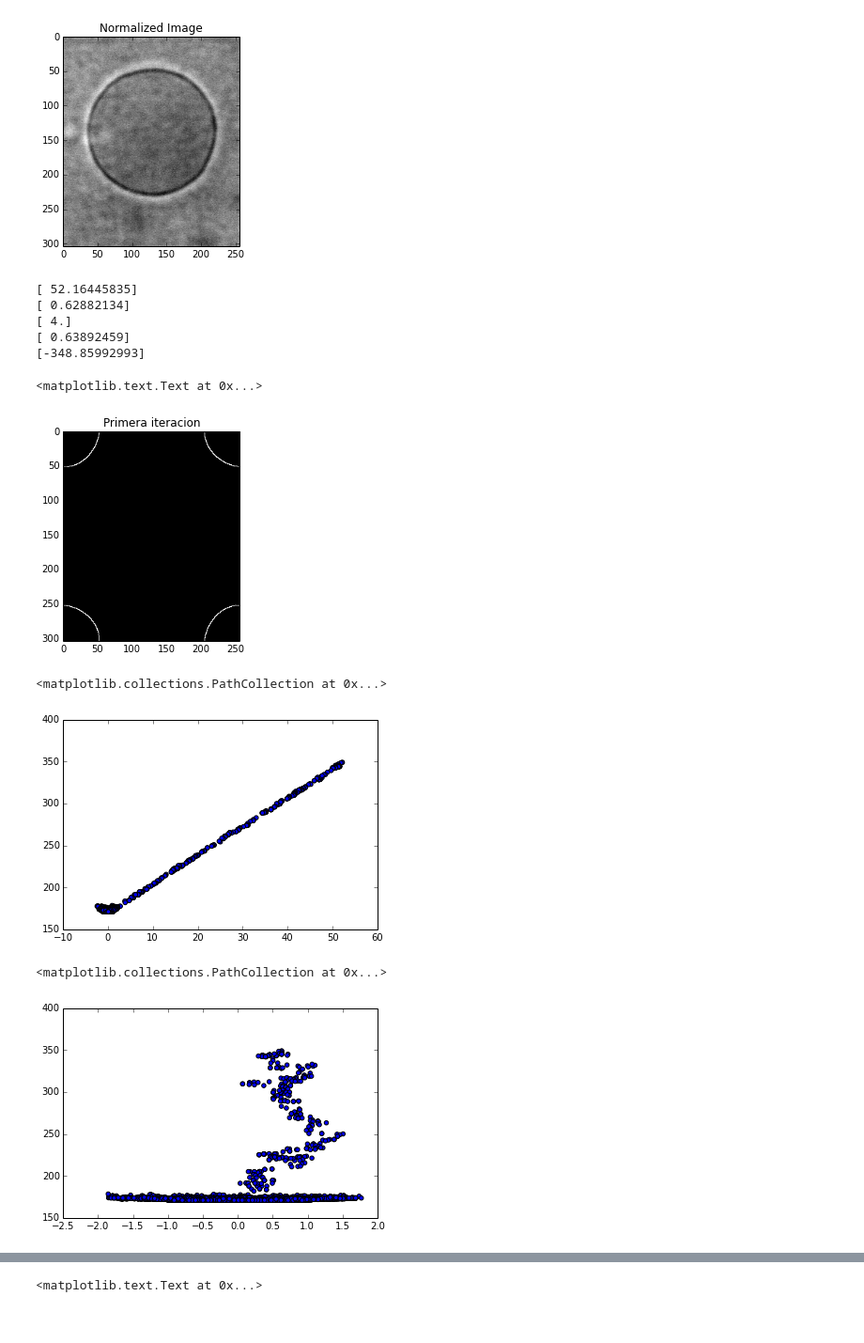
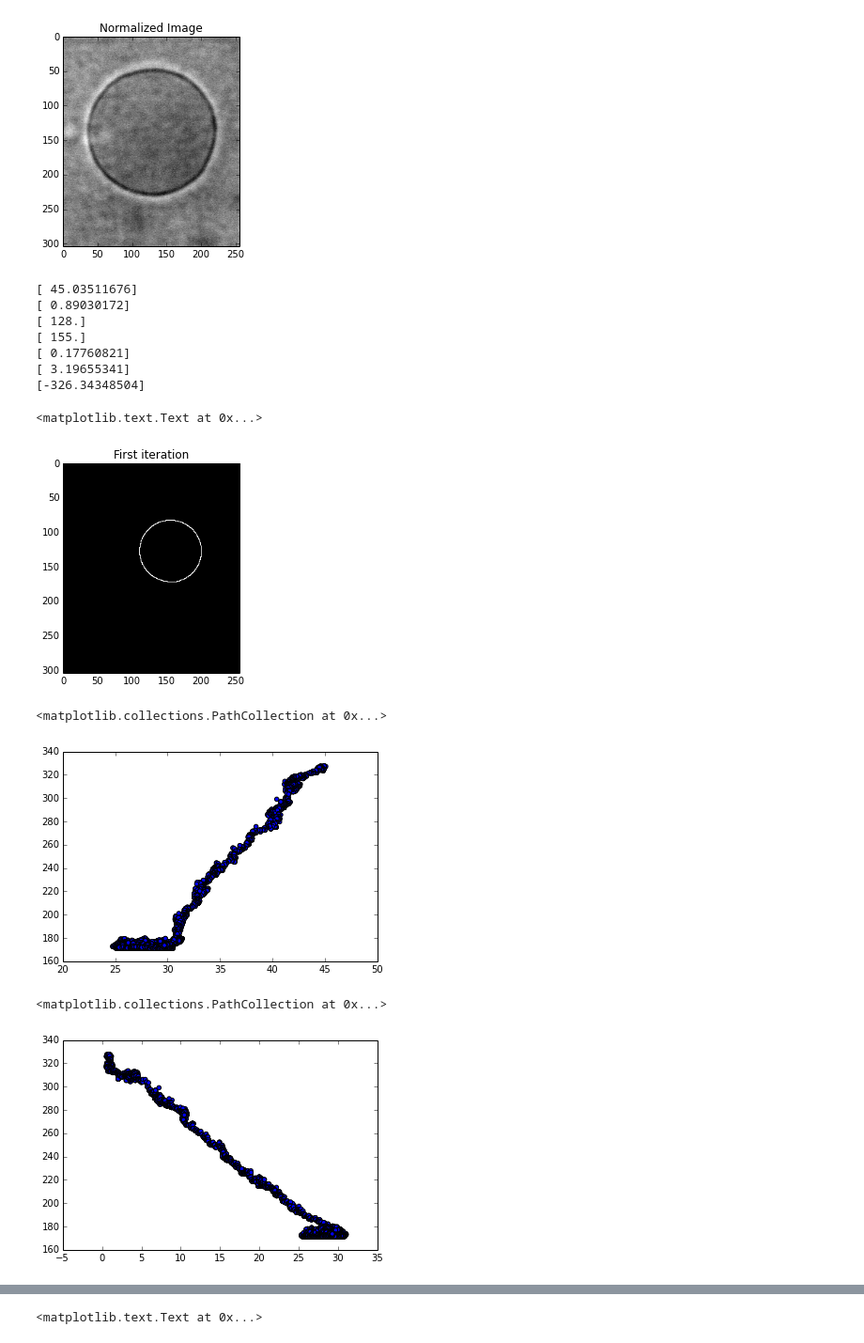
Before and after one commit to deolaya1318/Pizano_Olaya_hw8, a Jupyter notebook: Punto1/markov.ipynb, the cells around one changed output, grey strips where cells are left out. Shown at 94% size. Drawn from its saved outputs; the diff is of its cells as text; code cells hidden in the pictures.

```diff
--- a/Punto1/markov.ipynb
+++ b/Punto1/markov.ipynb
@@ -30,54 +33,67 @@ def likelihood(y_obs, y_model):
     chi_squared = (1.0/2.0)*sum((y_obs-y_model)**2)
     return -chi_squared
 # %%
-def my_model(Im, r_0, r_1, m, phi):
+def my_model(Im, r_0, r_1, x_0, y_0, m, phi):
     theta = linspace(0,2*pi,10000)
     r = r_0 + r_1 * sin(m * theta + phi)
-    x = r * cos(theta)
-    y = r * sin(theta)
+    x = r * cos(theta) + x_0
+    y = r * sin(theta) + y_0
     [x_axis,y_axis] = shape(Im)
-    Im1 = zeros(shape(Im))
+    Im1 = zeros((x_axis,y_axis))
     Im1[int_(x), int_(y)] = 1.0
     return Im1
 # %%
 r0_walk = empty((0)) #this is an empty list to keep all the steps
 r1_walk = empty((0))
+x0_walk = empty((0))
+y0_walk = empty((0))
 m_walk = empty((0))
 phi_walk = empty((0))
 l_walk = empty((0))
 
-r0_walk = append(r0_walk, (x_axis+y_axis)*random.random()/4.0)
+y_0 = 155
+x_0 = 128
+
+r0_walk = append(r0_walk, (x_axis + y_axis)*random.random()/4.0)
 r1_walk = append(r1_walk, random.random())
-m_walk = append(m_walk, random.randint(0,5))
+x0_walk = append(x0_walk, x_0)
+y0_walk = append(y0_walk, y_0)
+m_walk = append(m_walk, random.random())
 phi_walk = append(phi_walk, 2*pi*random.random())
 
-Image_init = my_model(Im, r0_walk[0], r1_walk[0], m_walk[0], phi_walk[0])
+Image_init = my_model(Im, r0_walk[0], r1_walk[0], x0_walk[0], y0_walk[0], m_walk[0], phi_walk[0])
 l_walk = append(l_walk, likelihood(Im1, Image_init))
 print r0_walk
 print r1_walk
+print x0_walk
+print y0_walk
 print m_walk
 print phi_walk
 print l_walk
-plt.imshow(my_model(Im,r0_walk[0],r1_walk[0],m_walk[0],phi_walk[0]),cmap='gray')
-plt.title('Primera iteracion', fontsize=12)
+plt.imshow(my_model(Im, r0_walk[0], r1_walk[0], x0_walk[0], y0_walk[0], m_walk[0], phi_walk[0]), cmap='gray')
+plt.title('First iteration', fontsize=12)
 # %% [output]
-[ 52.16445835]
-[ 0.62882134]
-[ 4.]
-[ 0.63892459]
-[-348.85992993]
+[ 45.03511676]
+[ 0.89030172]
+[ 128.]
+[ 155.]
+[ 0.17760821]
+[ 3.19655341]
+[-326.34348504]
 <matplotlib.text.Text at 0x...>
-[figure, old version]
+[figure, new version]
 # %%
 n_iterations = 20000 #this is the number of iterations I want to make
 for i in range(n_iterations):
-    r0_prime = np.random.normal(r0_walk[i], 0.5)
+    r0_prime = np.random.normal(r0_walk[i], 0.1)
     r1_prime = np.random.normal(r1_walk[i], 0.1)
+    x0_prime = np.random.normal(x0_walk[i], 0.1)
+    y0_prime = np.random.normal(y0_walk[i], 0.1)
     m_prime = np.random.normal(m_walk[i], 0.1)
     phi_prime = np.random.normal(phi_walk[i], 0.1)
 
-    Image_init = my_model(Im, r0_walk[i], r1_walk[i], m_walk[i], phi_walk[i])
-    Image_prime = my_model(Im, r0_prime, r1_prime, m_prime, phi_prime)
+    Image_init = my_model(Im, r0_walk[i], r1_walk[i], x0_walk[i], y0_walk[i], m_walk[i], phi_walk[i])
+    Image_prime = my_model(Im, r0_prime, r1_prime, x0_prime, y0_prime, m_prime, phi_prime)
 
     l_prime = likelihood(Im1, Image_prime)
     l_init = likelihood(Im1, Image_init)
@@ -86,6 +102,8 @@ for i in range(n_iterations):
     if(alpha>=1.0):
         r0_walk  = append(r0_walk, r0_prime)
         r1_walk  = append(r1_walk, r1_prime)
+        x0_walk  = append(x0_walk, x0_prime)
+        y0_walk  = append(y0_walk, y0_prime)
         m_walk  = append(m_walk, m_prime)
         phi_walk  = append(phi_walk, phi_prime)
         l_walk = append(l_walk, l_prime)
@@ -94,25 +112,29 @@ for i in range(n_iterations):
         if(beta<=alpha):
             r0_walk  = append(r0_walk, r0_prime)
             r1_walk  = append(r1_walk, r1_prime)
+            x0_walk  = append(x0_walk, x0_prime)
+            y0_walk  = append(y0_walk, y0_prime)
             m_walk  = append(m_walk, m_prime)
             phi_walk  = append(phi_walk, phi_prime)
             l_walk = append(l_walk, l_prime)
         else:
             r0_walk = append(r0_walk, r0_walk[i])
             r1_walk = append(r1_walk, r1_walk[i])
+            x0_walk = append(x0_walk, x0_walk[i])
+            y0_walk = append(y0_walk, y0_walk[i])
             m_walk = append(m_walk, m_walk[i])
             phi_walk = append(phi_walk, phi_walk[i])
             l_walk = append(l_walk, l_init)
 # %%
-scatter(r0_walk, l_walk)
+scatter(r0_walk, -l_walk)
 # %% [output]
 <matplotlib.collections.PathCollection at 0x...>
-[figure, old version]
+[figure, new version]
 # %%
-scatter(r1_walk, l_walk)
+scatter(r1_walk, -l_walk)
 # %% [output]
 <matplotlib.collections.PathCollection at 0x...>
-[figure, old version]
+[figure, new version]
 # %%
 scatter(m_walk, -l_walk)
 # %% [output]
```
Also changed, not shown: parts of 11 cells of this notebook.
